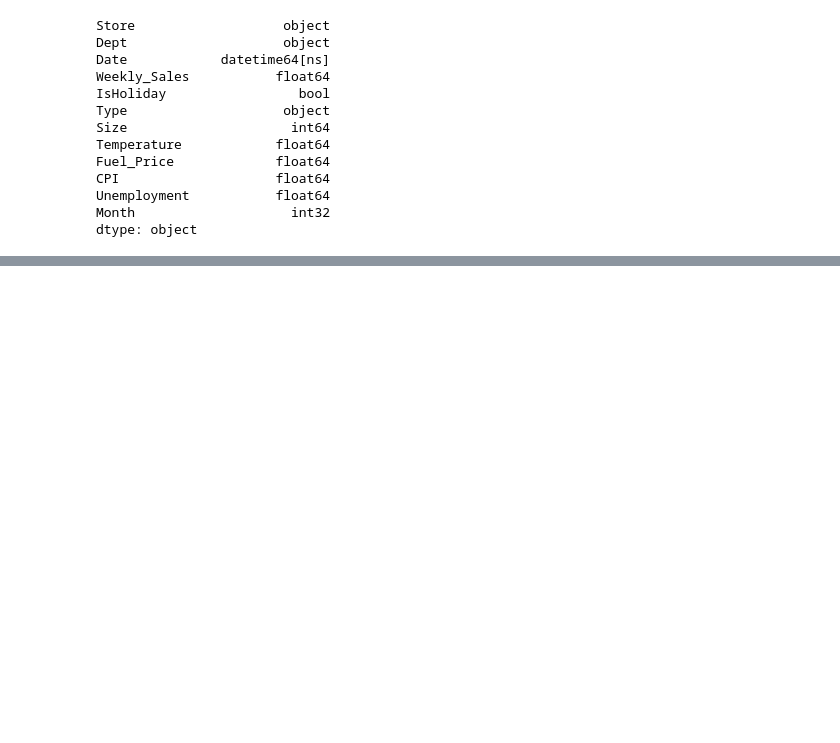
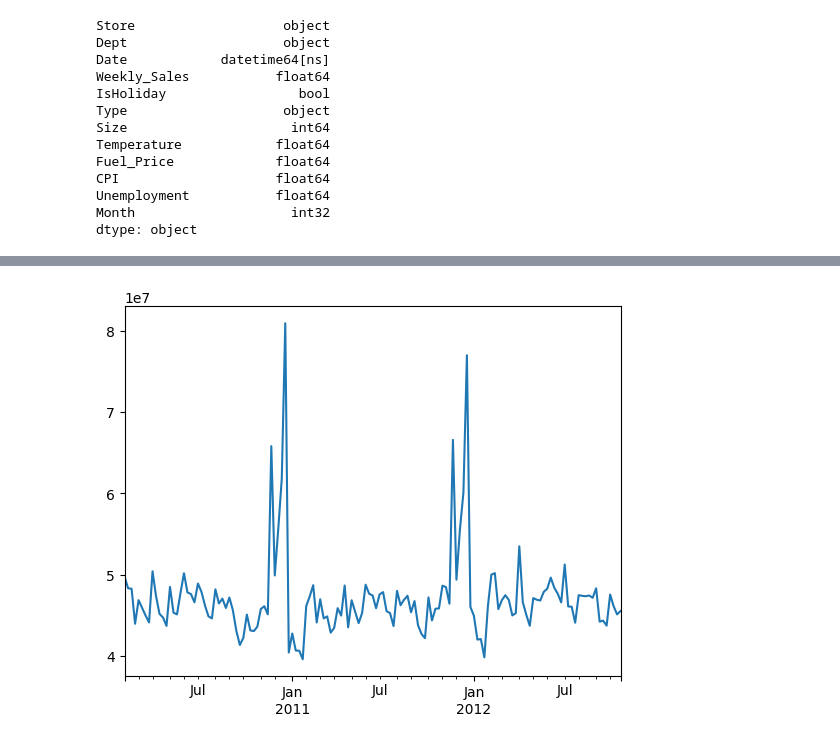
Before and after one commit to Rezashatery/Walmart-Recruiting---Store-Sales-Forecasting, a Jupyter notebook: sales-forecasting.ipynb, the cells around one changed output, grey strips where cells are left out. Cells and saved outputs as stored; diff of their text form; code cells hidden in the pictures; blank space fills up the shorter version.

```diff
--- a/sales-forecasting.ipynb
+++ b/sales-forecasting.ipynb
@@ -148,0 +202,8 @@ dtype: object
+# %%
+# Weekly sales on line chart
+data=df.groupby('Date')["Weekly_Sales"].sum()
+data.plot()
+plt.xlabel(None)
+plt.show()
+# %% [output]
+[figure, added]
```
Also changed, not shown: parts of 5 cells of this notebook.
